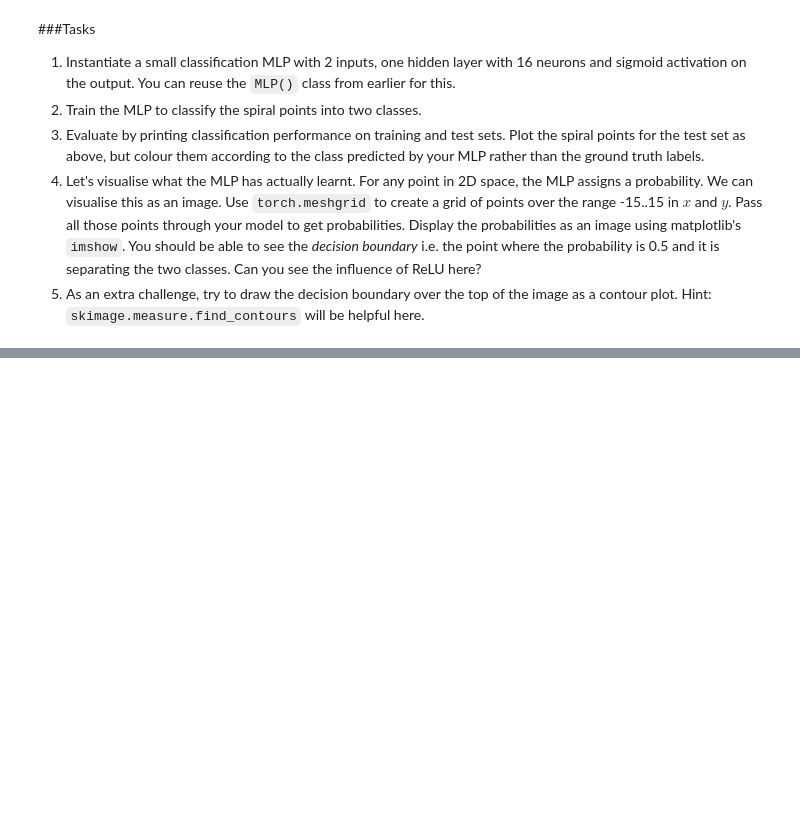
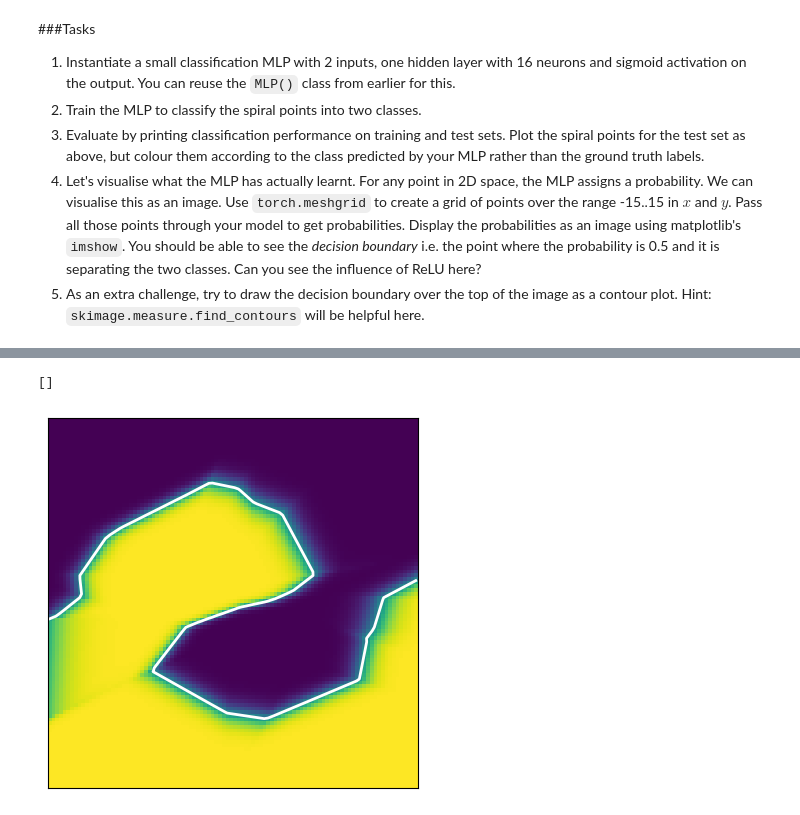
Before and after one commit to mistryvivek/AutoF1-RNN-Race-Simulator, a Jupyter notebook: PADL_Week7.ipynb, the cells around one changed output, grey strips where cells are left out. Saved outputs shown, nothing was run; the diff lists cells and outputs as text; code cells hidden in the pictures; blank space fills up the shorter version.

```diff
--- a/PADL_Week7.ipynb
+++ b/PADL_Week7.ipynb
@@ -328,0 +474,44 @@ As you can see, it would not be possible linearly separate these two classes (yo
+# %%
+#4
+from skimage import measure
+
+# Choose a resolution for the image - I will use 100x100 pixels
+res = 100
+# Create a 100x100 grid for x and y going from -15 to 15
+xs = torch.linspace(15, -15, steps=res)
+ys = torch.linspace(-15, 15, steps=res)
+# Duplicate sequence over the same number of lines
+# Both of shape: (100, 100), duplicates the sequence over the 100 rows.
+X, Y = torch.meshgrid(xs, ys, indexing='xy')
+
+# X and Y have size 100x100. We need to concatenate to create 2D channel input for the network.
+# However, this would end up with something sized 100x100x2 whereas the network will only accept
+# batch x 2. So, we need to flatten along the first two dimensions. This can be done with either
+# reshape or flatten.
+# Going from an 100x100 to a 200x1 - just put everything on one row.
+x=torch.cat((X.reshape(res**2,1),Y.reshape(res**2,1)),dim=1)
+# Or equivalently:
+# x=torch.cat((X.flatten().unsqueeze(1),Y.flatten().unsqueeze(1)),dim=1)
+
+# Pass the grid of points through the trained model, then reshape back to 100x100
+# The detach and numpy calls are needed to prepare the output to be passed to matplotlib.
+# Put it through the model in with 2 inputs as expected, then redo it to a 100 x 100 grid.
+# The probabilities that our model provides, in a graph format.
+p = spiralModel(x).reshape(res,res).detach().numpy()
+
+# We can find the location of the decision boundary (places were p=0.5) using find_contours
+contours = measure.find_contours(p, 0.5)
+
+# Display the image
+fig, ax = matplotlib.pyplot.subplots()
+ax.imshow(p)
+
+# Overlay the contours
+for contour in contours:
+    ax.plot(contour[:, 1], contour[:, 0], linewidth=2, c='white')
+
+ax.set_xticks([])
+ax.set_yticks([])
+# %% [output]
+[]
+[figure, added]
```
Also changed, not shown: parts of 14 cells of this notebook.
